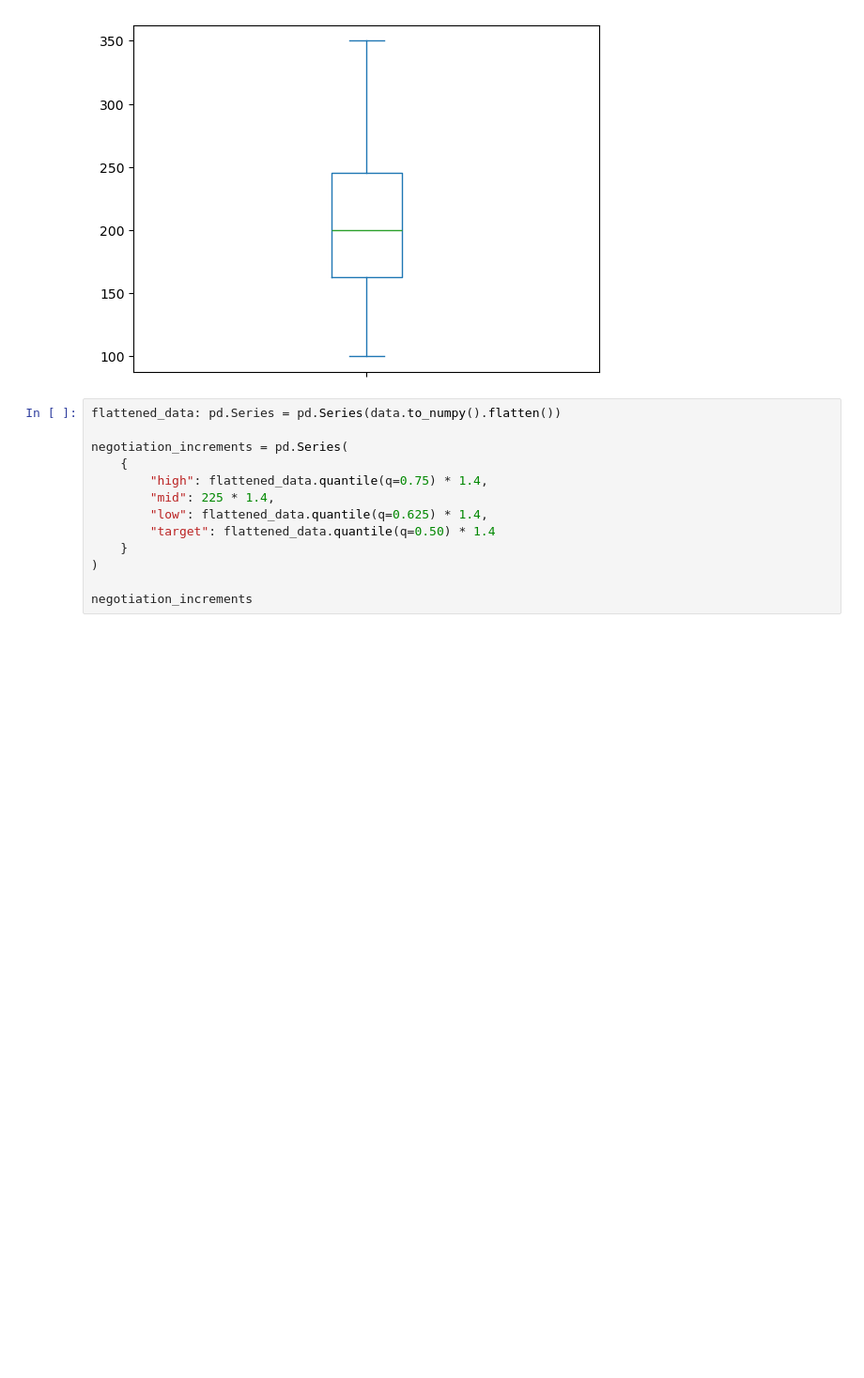
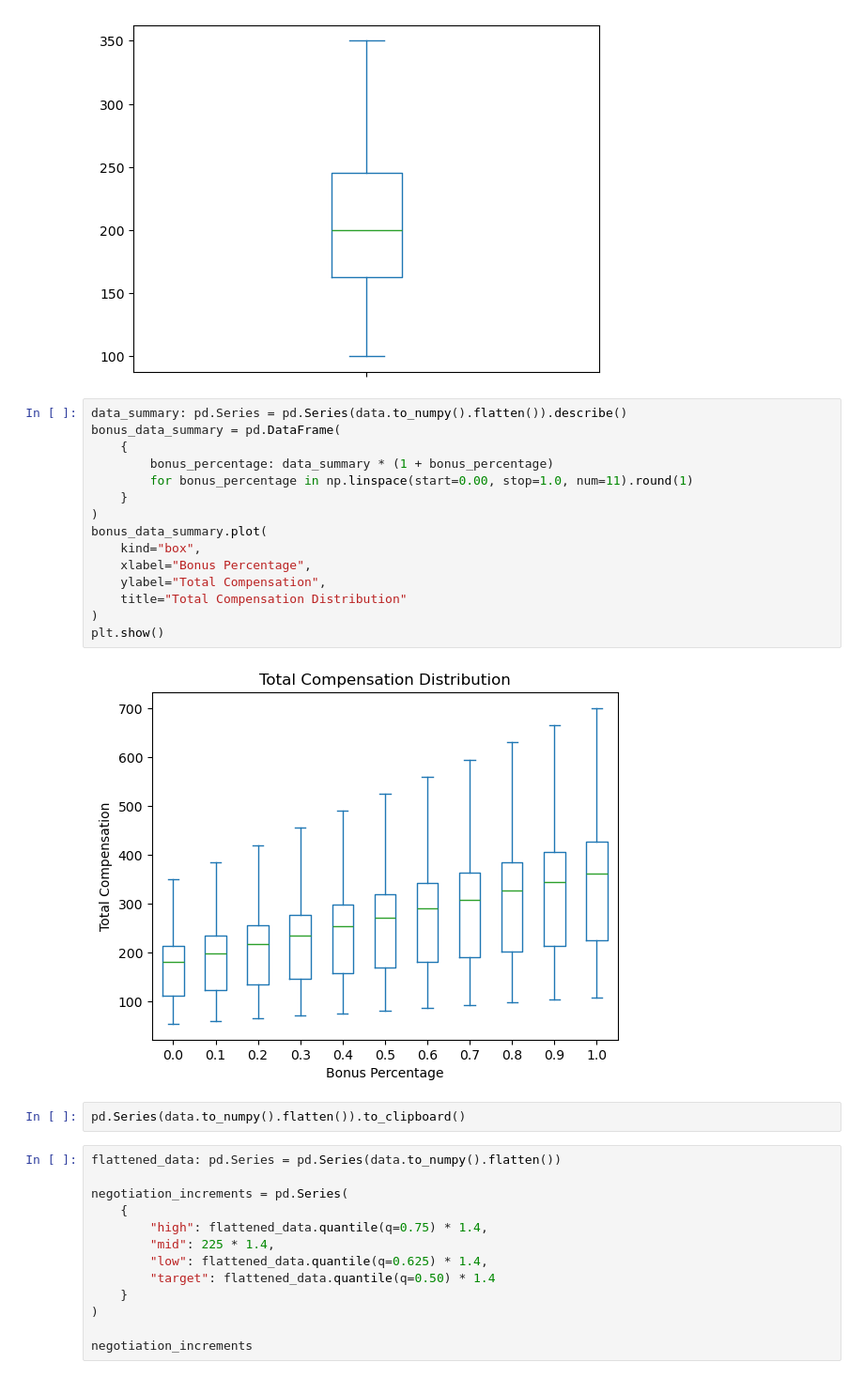
Before and after one commit to marcuskastevens/quant_research, a Jupyter notebook: quantitative_trading_firm_compensation_analysis.ipynb, the cells around one changed output. Shown: that part at 94% size. Cells and saved outputs as stored; diff of their text form; blank space fills up the shorter version.

```diff
--- a/quantitative_trading_firm_compensation_analysis.ipynb
+++ b/quantitative_trading_firm_compensation_analysis.ipynb
@@ -55,6 +55,25 @@ min      100.000000
 max      350.000000
 dtype: float64
 [figure]
+# %%
+data_summary: pd.Series = pd.Series(data.to_numpy().flatten()).describe()
+bonus_data_summary = pd.DataFrame(
+    {
+        bonus_percentage: data_summary * (1 + bonus_percentage)
+        for bonus_percentage in np.linspace(start=0.00, stop=1.0, num=11).round(1)
+    }
+)
+bonus_data_summary.plot(
+    kind="box",
+    xlabel="Bonus Percentage",
+    ylabel="Total Compensation",
+    title="Total Compensation Distribution"
+)
+plt.show()
+# %% [output]
+[figure, added]
+# %%
+pd.Series(data.to_numpy().flatten()).to_clipboard()
 # %%
 flattened_data: pd.Series = pd.Series(data.to_numpy().flatten())
 
```
Also changed, not shown: 2 other files.
